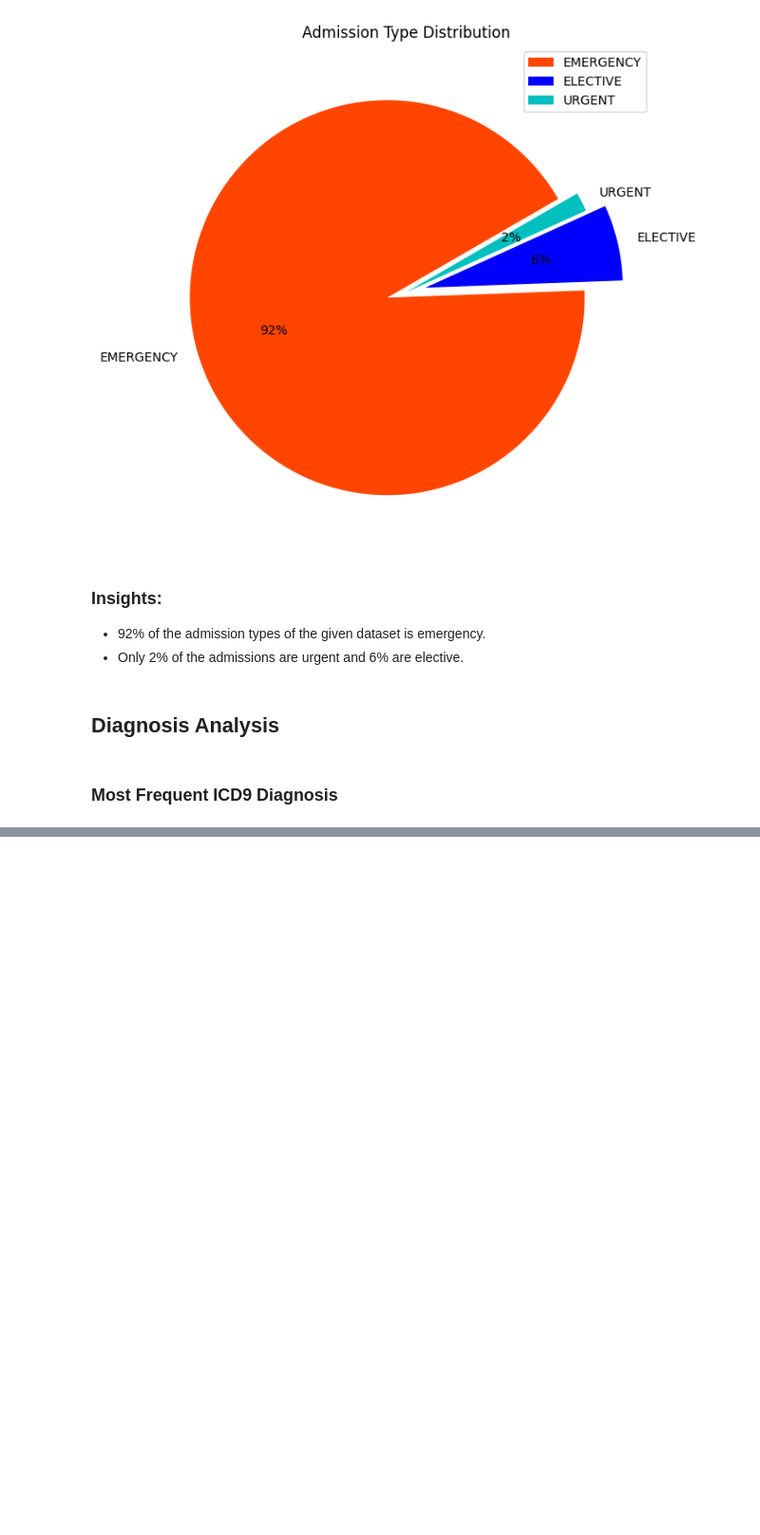
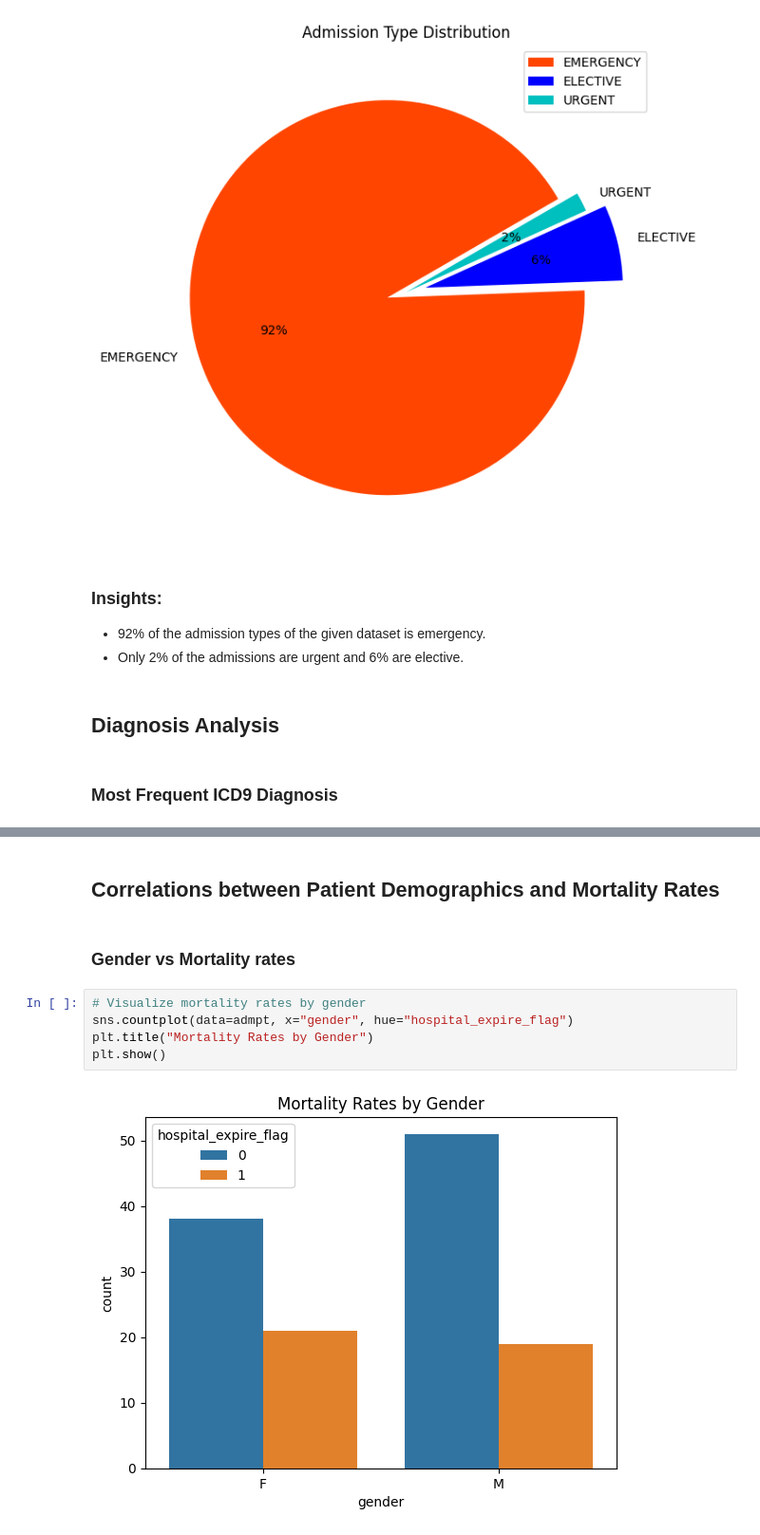
Before and after one commit to Annanchai/EHRAnalysisDataScienceBusinessCase, a Jupyter notebook: EHR Analysis.ipynb, the cells around one changed output, grey strips where cells are left out. Shown: that part at 95% size. Drawn from its saved outputs; the diff is of its cells as text; blank space fills up the shorter version.

```diff
--- a/EHR Analysis.ipynb
+++ b/EHR Analysis.ipynb
@@ -381,0 +479,11 @@ Index(['row_id', 'subject_id', 'hadm_id', 'icd9_code'], dtype='object')
+# %% [markdown]
+## Correlations between Patient Demographics and Mortality Rates
+# %% [markdown]
+### Gender vs Mortality rates
+# %%
+# Visualize mortality rates by gender
+sns.countplot(data=admpt, x="gender", hue="hospital_expire_flag")
+plt.title("Mortality Rates by Gender")
+plt.show()
+# %% [output]
+[figure, added]
```
Also changed, not shown: parts of 26 cells of this notebook, 1 other file.
